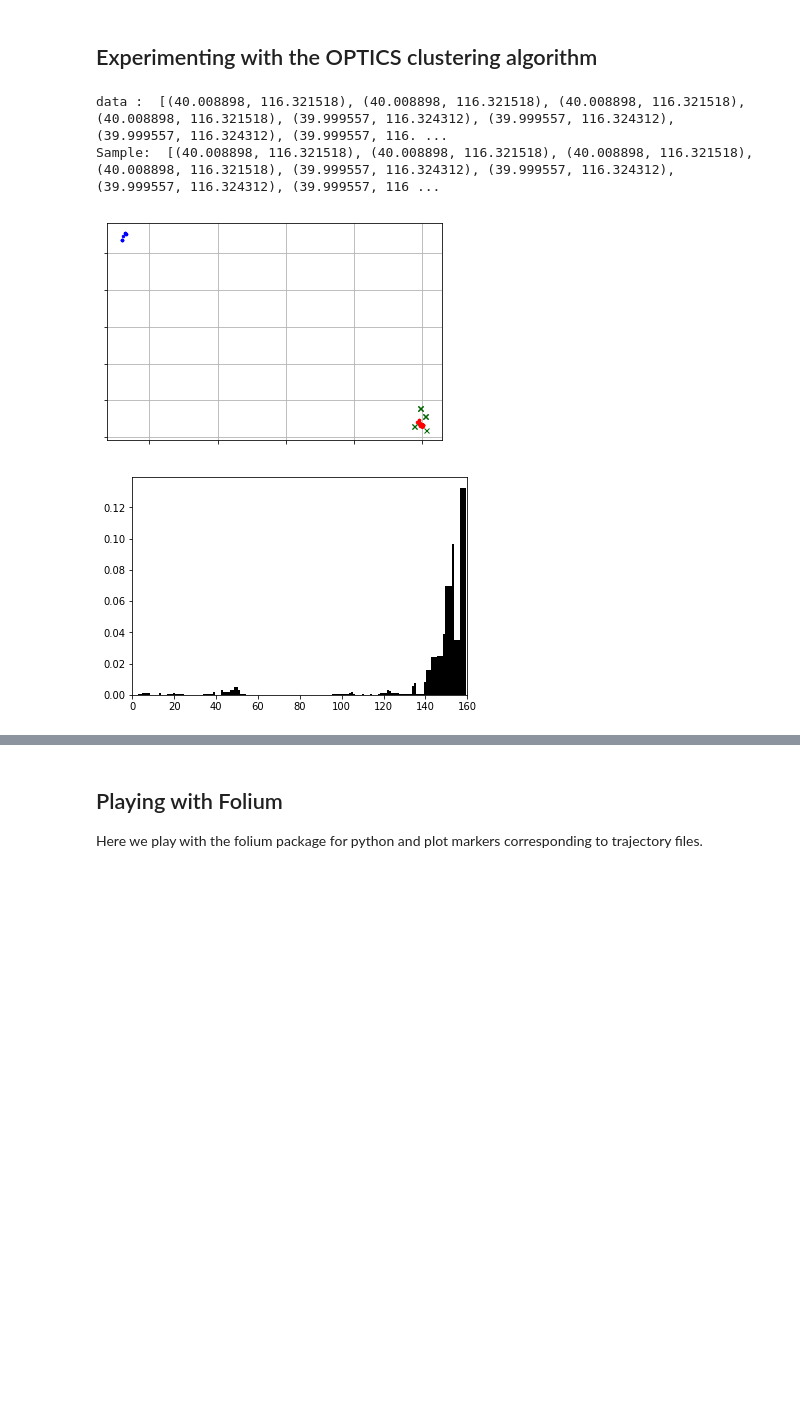
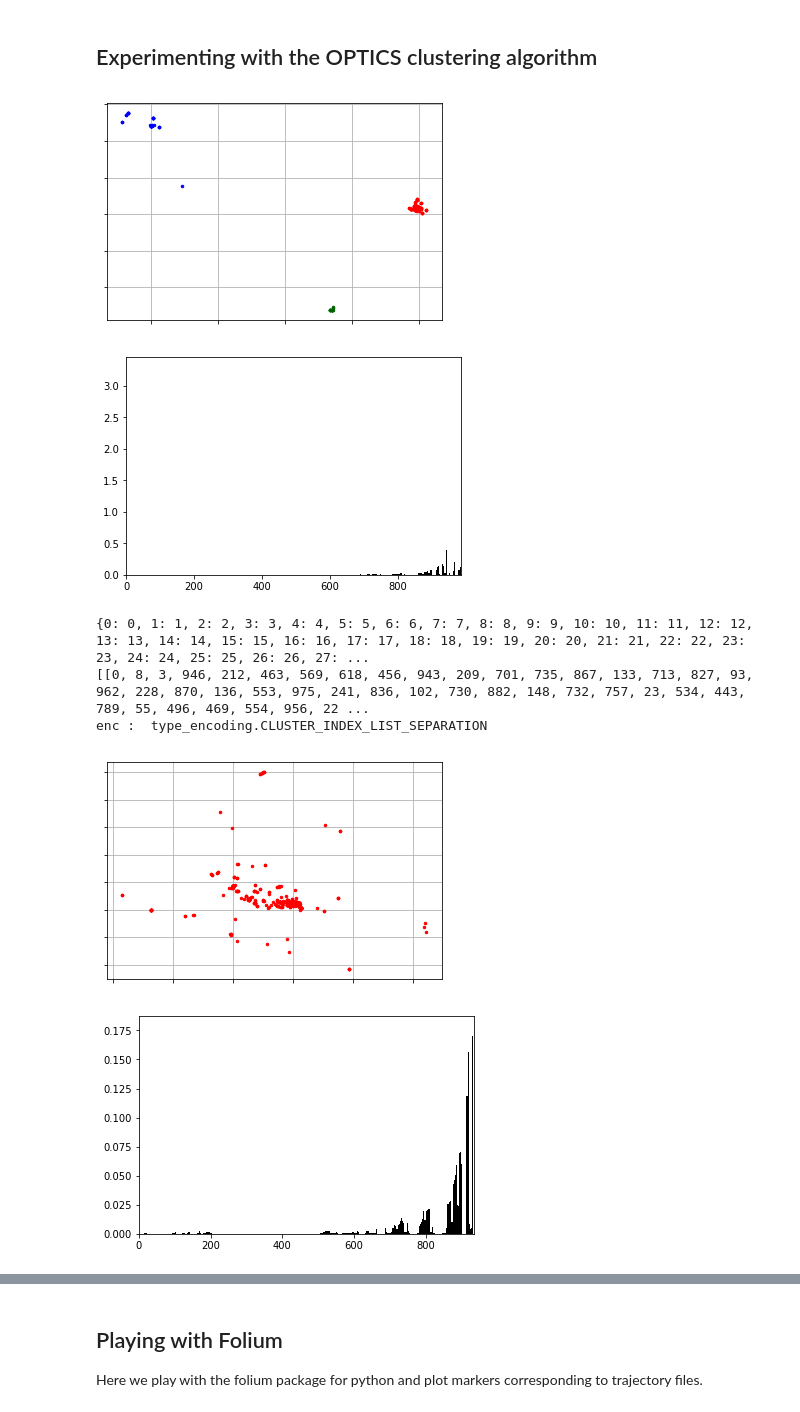
Before and after one commit to PatrickMotylinski/LBCPI-project, a Jupyter notebook: LBCPI.ipynb, the cells around one changed output, grey strips where cells are left out. Drawn from its saved outputs; the diff is of its cells as text; code cells hidden in the pictures; blank space fills up the shorter version.

```diff
--- a/LBCPI.ipynb
+++ b/LBCPI.ipynb
@@ -36,11 +38,10 @@ from pyclustering.samples.definitions import SIMPLE_SAMPLES, FCPS_SAMPLES
 # %%
 def template_clustering(sample, eps, minpts, amount_clusters = None, visualize = True, ccore = False):
     #sample = read_sample(path_sample);
-    print("data : ", sample)
     optics_instance = optics(sample, eps, minpts, amount_clusters, ccore);
     (ticks, _) = timedcall(optics_instance.process);
 
-    print("Sample: ", sample, "\t\tExecution time: ", ticks, "\n");
+    #print("Sample: ", sample, "\t\tExecution time: ", ticks, "\n");
 
     if (visualize is True):
         clusters = optics_instance.get_clusters();
@@ -55,6 +56,11 @@ def template_clustering(sample, eps, minpts, amount_clusters = None, visualize =
         analyser = ordering_analyser(ordering);
 
         ordering_visualizer.show_ordering_diagram(analyser, amount_clusters);
+        clust = [item for sublist in clusters for item in sublist]
+        encoding = optics_instance.get_cluster_encoding()
+        #print("clusters = ", clust, " || # idx = ", len(clust))
+        #print("ordering = ", ordering)
+    return clusters, clust, ordering, encoding
 # %%
 #### Retrieve data, based on SELECTION from (SQLite) DB stored in DBFILE, located in PATH
 def sqlite_2_pd_df(selection, path, dbfile, db):
@@ -64,7 +70,7 @@ def sqlite_2_pd_df(selection, path, dbfile, db):
     query = con.execute("SELECT " + selection + " From " + db)
     cols = [column[0] for column in query.description]
     df= pd.DataFrame.from_records(data = query.fetchall(), columns = cols)
-    return df
+    return df.sort_values(['usrID', 'trkID', 'time str'], ascending=[True, True, True])
 # %%
 #### Test example
 #### The file GeoLifeDBMINI.db holds a SQLite DB with the
@@ -144,9 +182,11 @@ for i in mrks['trkID'].unique():
     long = [lng for lng in mrks.loc[mrks['trkID']==str(i)]['Long'] ]
     alt = [al for al in mrks.loc[mrks['trkID']==str(i)]['Alt'] ]
     time = [tm for tm in mrks.loc[mrks['trkID']==str(i)]['time str'] ]#.apply(lambda x: dt.strptime(x , '%H:%M:%S').dt.total_seconds() ) ]
-    print(lat)
+    #print(lat)
+    if count%20 == 0: print ("Trajectory ", i, " is ", tracklengthGEO(lat,long,alt), " miles long,  time spent :", time_list(time), " sec,   crude avg. speed : ", tracklengthGEO(lat,long,alt)/time_list(time)*3600., " mph")
 
-print (mrks.loc[mrks['time str'] == '02:53:10'].head(20))
+
+#print (mrks.loc[mrks['time str'] == '02:53:10'].head(20))
 # %% [output]
              Lat        Long  Alt       no days    date str  time str  usrID  \
 67366  39.984702  116.318417  492  39744.120185  2008-10-23  02:53:04      0
@@ -274,0 +297,12 @@ Stay points : [(40.008898, 116.321518), (40.008898, 116.321518), (40.008898, 116
+# %%
+#print(LocHist[0][0][0])
+SPall = []
+for usr in [0,1,2,3]:
+    for coordlist in LocHist[usr][0]:
+        #print ("coordlist = ", coordlist)
+        #for coord in coordlist:
+        #    print("coord = ", coord)
+        SPall.append(coordlist )
+#SPall = [ sp for coordlst in LocHist[usr][0] for usr in [0,1,2,3]]
+SPalldict = {i:SPall[i] for i in range(len(SPall))}
+print(list(SPalldict.values()))
@@ -275,11 +311,26 @@ Stay points : [(40.008898, 116.321518), (40.008898, 116.321518), (40.008898, 116
 # %% [markdown]
 ## Experimenting with the OPTICS clustering algorithm
-# %%
-eps = 0.15
-minpts = 3
-template_clustering(SPs, eps, minpts)
-# %% [output]
-data :  [(40.008898, 116.321518), (40.008898, 116.321518), (40.008898, 116.321518), (40.008898, 116.321518), (39.999557, 116.324312), (39.999557, 116.324312), (39.999557, 116.324312), (39.999557, 116. ...
-Sample:  [(40.008898, 116.321518), (40.008898, 116.321518), (40.008898, 116.321518), (40.008898, 116.321518), (39.999557, 116.324312), (39.999557, 116.324312), (39.999557, 116.324312), (39.999557, 116 ...
-[figure, removed]
-[figure, removed]
+# %%
+eps = 5.2
+minpts = 5
+clusters, clust, order, encoding = template_clustering(list(SPalldict.values()), eps, minpts)
+clust.sort()
+#print(clust, len(clust), dict(enumerate(clust,0)))
+print(dict(enumerate(clust,0)))
+print(clusters)
+print("enc : ", encoding)
+#for minpts in [3,5,7,9,11,15,20]:
+#    for eps in [0.05, 0.1, 0.15, 0.20, 0.25]:
+#        template_clustering(SPs, eps, minpts)
+for cluster in clusters:
+    SPtmp = [SPalldict[idx] for idx in cluster]
+    clusters_tmp, clust_tmp, order_tmp, encoding_tmp = template_clustering(SPtmp, eps, minpts)
+    print(clusters_tmp)
+# %% [output]
+[figure, added]
+[figure, added]
+{0: 0, 1: 1, 2: 2, 3: 3, 4: 4, 5: 5, 6: 6, 7: 7, 8: 8, 9: 9, 10: 10, 11: 11, 12: 12, 13: 13, 14: 14, 15: 15, 16: 16, 17: 17, 18: 18, 19: 19, 20: 20, 21: 21, 22: 22, 23: 23, 24: 24, 25: 25, 26: 26, 27: ...
+[[0, 8, 3, 946, 212, 463, 569, 618, 456, 943, 209, 701, 735, 867, 133, 713, 827, 93, 962, 228, 870, 136, 553, 975, 241, 836, 102, 730, 882, 148, 732, 757, 23, 534, 443, 789, 55, 496, 469, 554, 956, 22 ...
+enc :  type_encoding.CLUSTER_INDEX_LIST_SEPARATION
+[figure, added]
+[figure, added]
```
Also changed, not shown: parts of 9 cells of this notebook.
